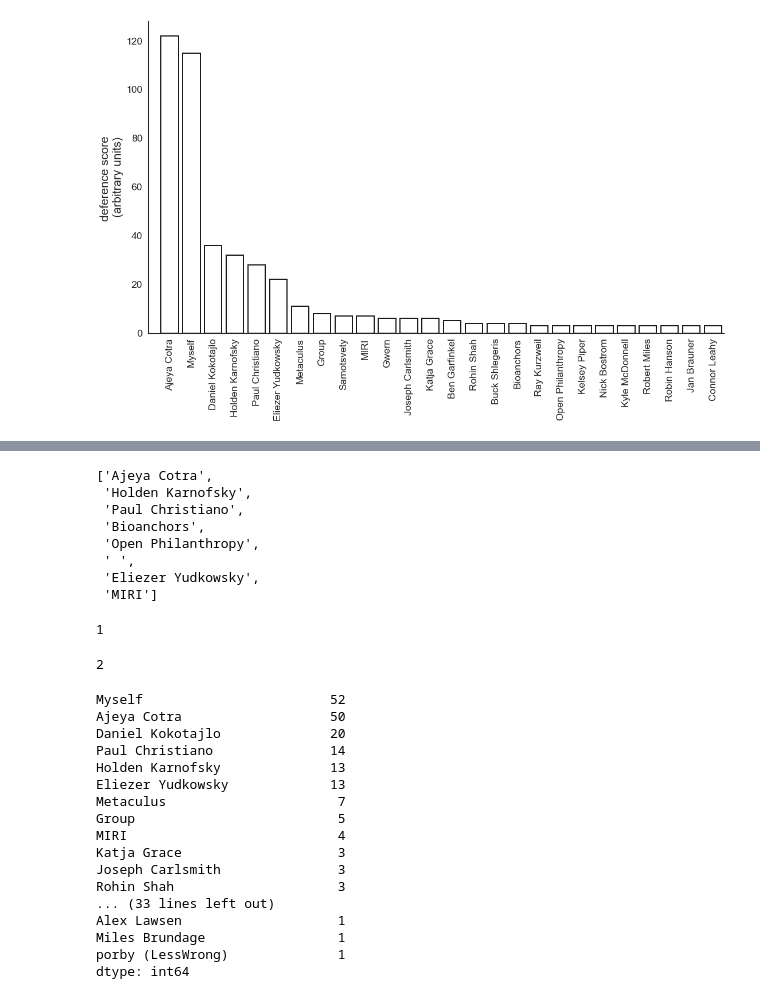
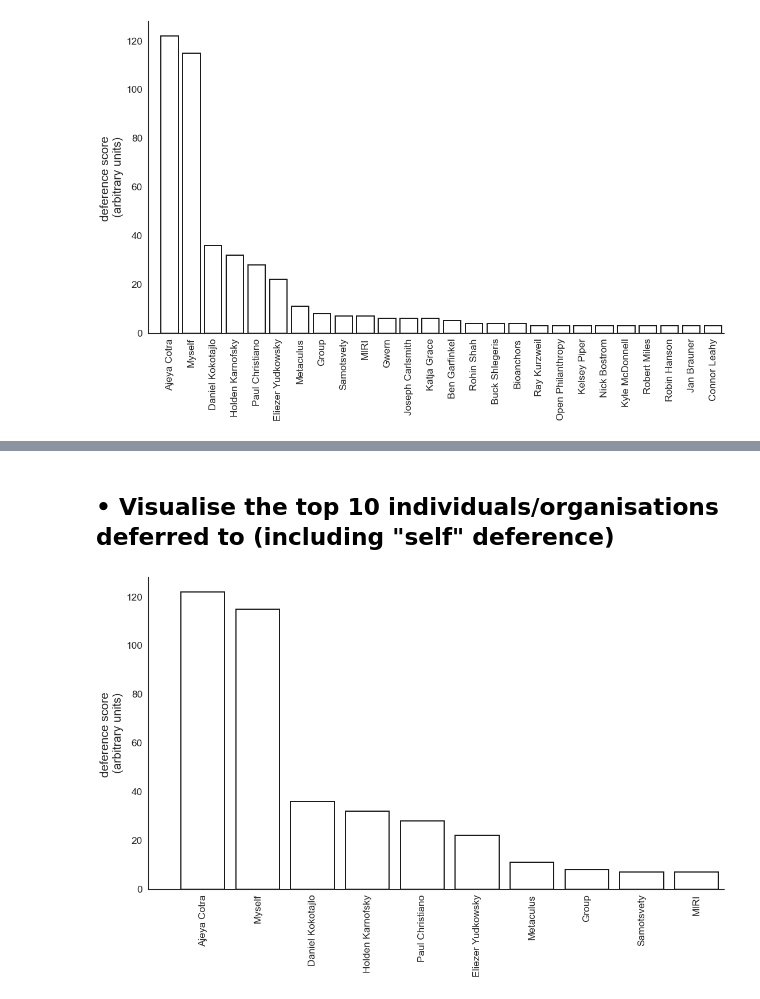
Before and after one commit to mccaffary/AI-timelines-deference, a Jupyter notebook: src/timeline_deference_survey_visualisation_.ipynb, the cells around one changed output, grey strips where cells are left out. Saved outputs shown, nothing was run; the diff lists cells and outputs as text; code cells hidden in the pictures.

```diff
--- a/src/timeline_deference_survey_visualisation_.ipynb
+++ b/src/timeline_deference_survey_visualisation_.ipynb
@@ -172,41 +75,7 @@ gg = x_labels_groups_concat = x_labels_group_1 + [" "] + x_labels_group_2
-# %%
-gg
-# %% [output]
-['Ajeya Cotra',
- 'Holden Karnofsky',
- 'Paul Christiano',
- 'Bioanchors',
- 'Open Philanthropy',
- ' ',
- 'Eliezer Yudkowsky',
- 'MIRI']
-# %%
-result_["Open Philanthropy"]
-# %% [output]
-1
-# %%
-result_["Bioanchors"]
-# %% [output]
-2
-# %%
-result_[:]
-# %% [output]
-Myself                        52
-Ajeya Cotra                   50
-Daniel Kokotajlo              20
-Paul Christiano               14
-Holden Karnofsky              13
-Eliezer Yudkowsky             13
-Metaculus                      7
-Group                          5
-MIRI                           4
-Katja Grace                    3
-Joseph Carlsmith               3
-Rohin Shah                     3
-... (33 lines left out)
-Alex Lawsen                    1
-Miles Brundage                 1
-porby (LessWrong)              1
-dtype: int64
+# %% [markdown]
+## • Visualise the top 10 individuals/organisations deferred to (including "self" deference)
 # %%
-max([len(counts[column_titles()[0]]), len(counts[column_titles()[1]]), len(counts[column_titles()[2]])])
+visualise_weighted_deference_(counts[column_titles()[0]], counts[column_titles()[1]], \
+                              counts[column_titles()[2]], include_self_responses=True, xlim_=9)
+# %% [output]
+[figure, added]
```
Also changed, not shown: parts of 29 cells of this notebook, 1 other file.
